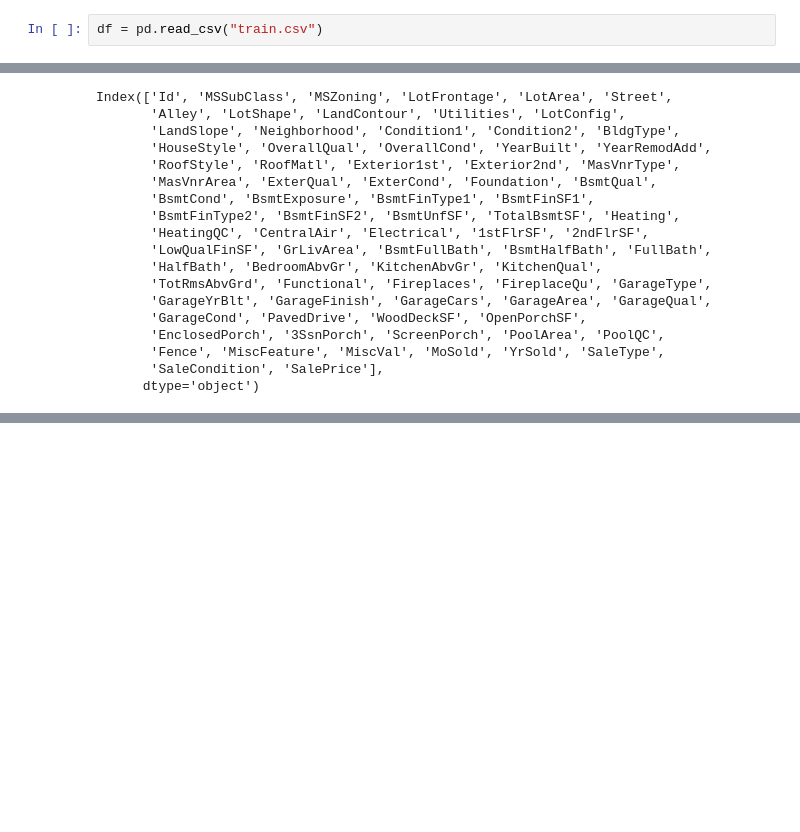
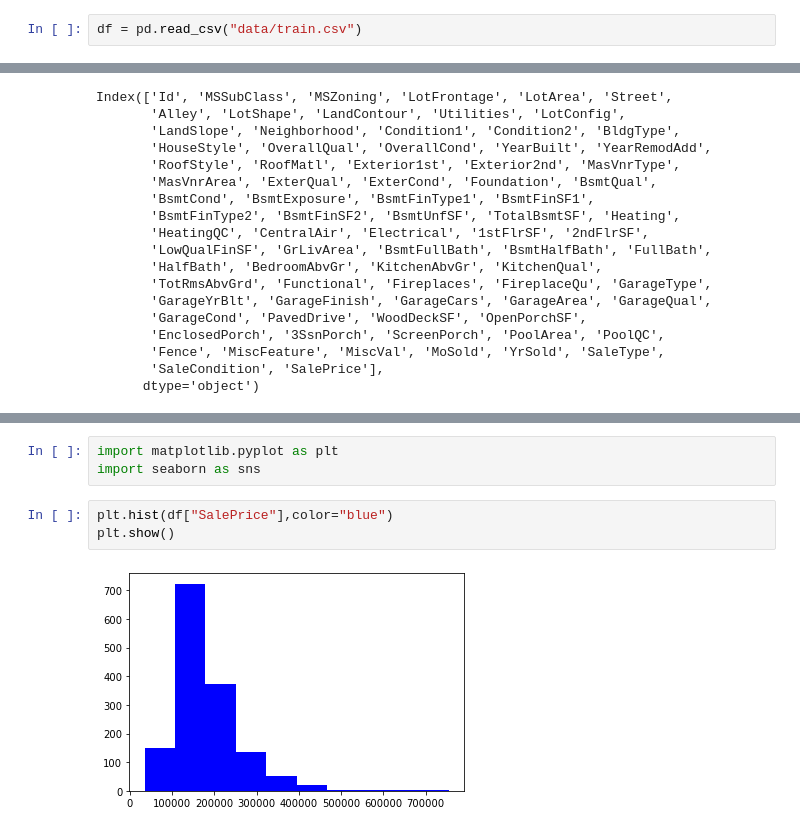
Before and after one commit to sheetalcm19/House-Price-Prediction, a Jupyter notebook: house_price_prediction.ipynb, the cells around one changed output, grey strips where cells are left out. Cells and saved outputs as stored; diff of their text form; blank space fills up the shorter version.

```diff
--- a/house_price_prediction.ipynb
+++ b/house_price_prediction.ipynb
@@ -4,2 +6,2 @@ import pandas as pd
 # %%
-df = pd.read_csv("train.csv")
+df = pd.read_csv("data/train.csv")
@@ -44,0 +110,8 @@ Index(['Id', 'MSSubClass', 'MSZoning', 'LotFrontage', 'LotArea', 'Street',
+# %%
+import matplotlib.pyplot as plt
+import seaborn as sns
+# %%
+plt.hist(df["SalePrice"],color="blue")
+plt.show()
+# %% [output]
+[figure, added]
```
Also changed, not shown: parts of 8 cells of this notebook, 4 other files.
